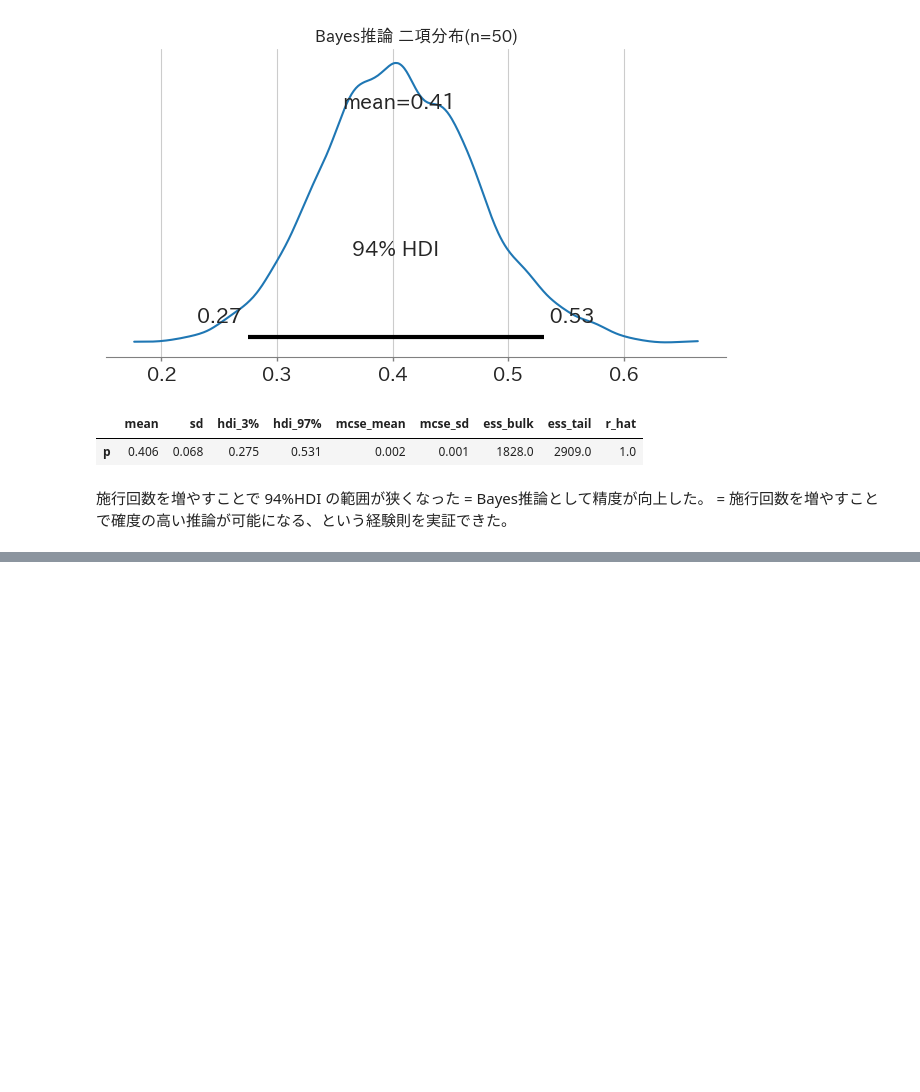
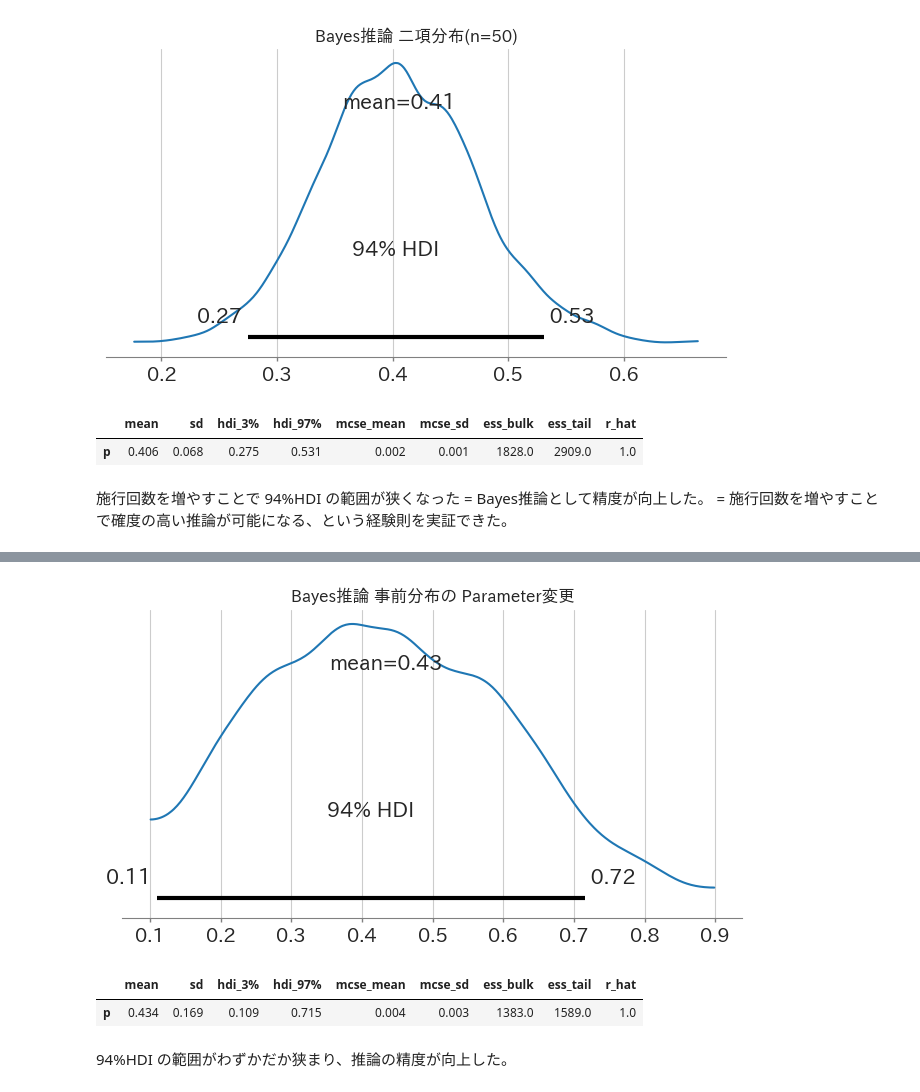
Before and after one commit to 1024xx4/py_bayes_intro, a Jupyter notebook: first_bayesian_interface_exercise.ipynb, the cells around one changed output, grey strips where cells are left out. Drawn from its saved outputs; the diff is of its cells as text; code cells hidden in the pictures; blank space fills up the shorter version.

Commit message:
Feat: Bayes推論(事前分布を変更)で p の値を求める

```diff
--- a/first_bayesian_interface_exercise.ipynb
+++ b/first_bayesian_interface_exercise.ipynb
@@ -367,0 +399,16 @@ display(summary3)
+# %%
+# 確率分布の可視化
+ax = az.plot_posterior(idata4)
+ax.set_title('Bayes推論 事前分布の Parameter変更')
+plt.show()
+# %% [output]
+[figure, added]
+# %%
+# 統計分析 & Sampling の正常性確認
+summary4 = az.summary(idata4)
+display(summary4)
+# %% [output]
+|  | mean | sd | hdi_3% | hdi_97% | mcse_mean | mcse_sd | ess_bulk | ess_tail | r_hat |
+| p | 0.434 | 0.169 | 0.109 | 0.715 | 0.004 | 0.003 | 1383.0 | 1589.0 | 1.0 |
+# %% [markdown]
+94%HDI の範囲がわずかだか狭まり、推論の精度が向上した。
```
Also changed, not shown: parts of 3 cells of this notebook.
